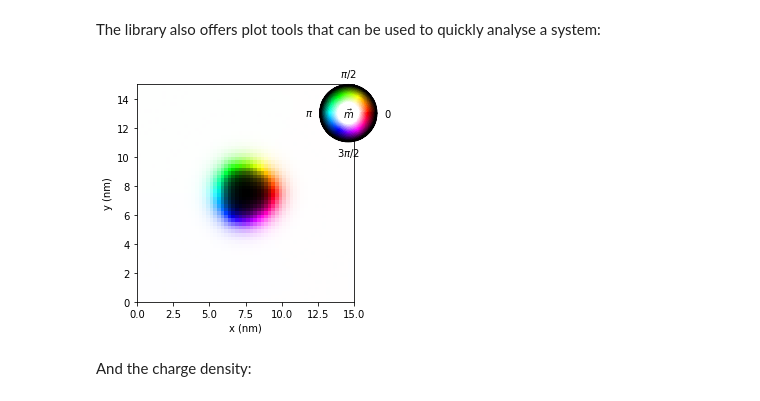
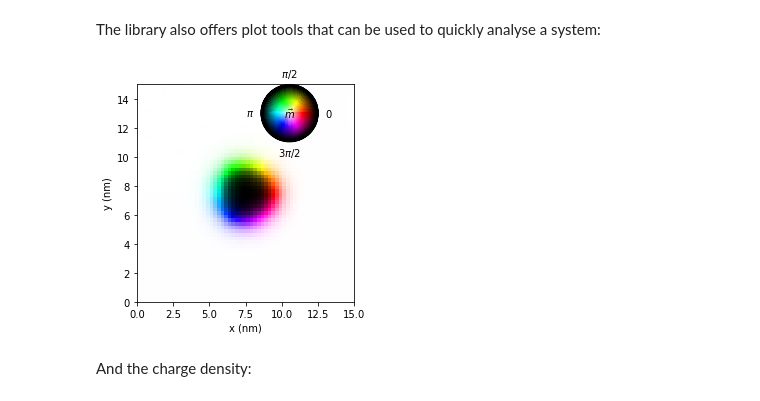
Before and after one commit to davidcortesortuno/oommfpy, a Jupyter notebook: doc/ipynb/basics.ipynb, the cells around one changed output. Cells and saved outputs as stored; diff of their text form; code cells hidden in the pictures.

Commit message:
Fixed HLS colorbar. Updated docs. Added alias variable for Ms in magnetisation class

```diff
--- a/doc/ipynb/basics.ipynb
+++ b/doc/ipynb/basics.ipynb
@@ -66,11 +66,15 @@ The library also offers plot tools that can be used to quickly analyse a system:
 # %%
 from oommfpy.tools import plot_omf
 from oommfpy.tools.plot_omf import plot_charge_density
-# %%
-plot_omf('../../test/omfs/isolated_sk_Cnv_n_060-Oxs_MinDriver-Magnetization-00-0000498.omf',
-         cbar_offsets=[-0.25, -0.2])
-# %% [output]
-[figure, removed]
+# %%
+# We can also choose not to pass an axes object
+f, ax = plt.subplots()
+plot_omf('../../test/omfs/isolated_sk_Cnv_n_060-Oxs_MinDriver-Magnetization-00-0000498.omf',
+         # cbar=False,  # uncomment if colorbar is not required
+         ax=ax,  # comment if not passing an axes object
+         cbar_offsets=[-0.25, -0.2], cbar_size=0.2)
+# %% [output]
+[figure, added]
 # %% [markdown]
 And the charge density:
 # %%
```
Also changed, not shown: parts of 5 cells of this notebook, 3 other files.
